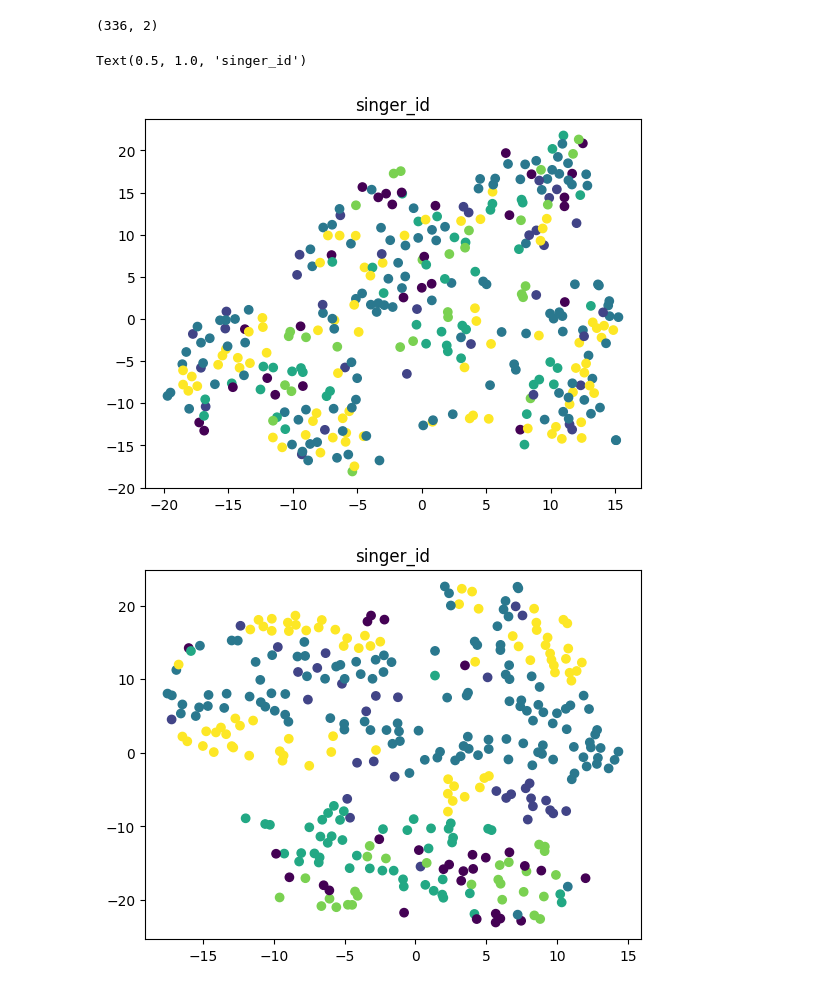
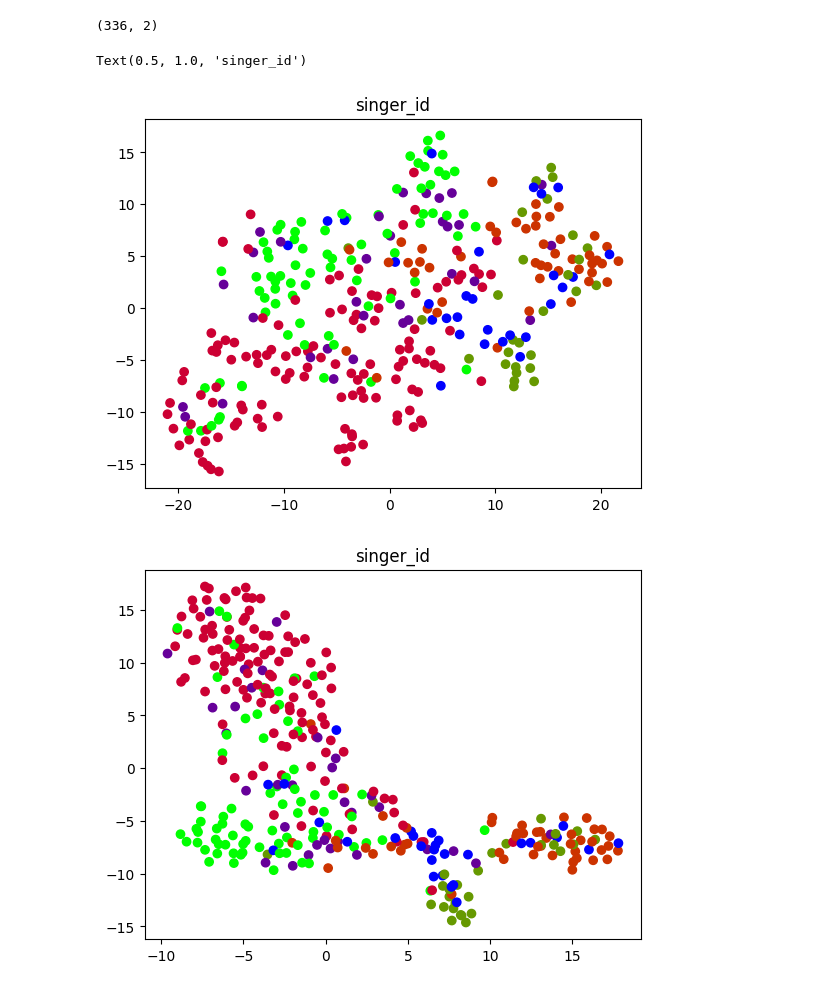
Before and after one commit to maximoskp/singer_feature_multi_regression, a Jupyter notebook: test_plot.ipynb, the cells around one changed output. Cells and saved outputs as stored; diff of their text form; code cells hidden in the pictures.

```diff
--- a/test_plot.ipynb
+++ b/test_plot.ipynb
@@ -35,7 +35,7 @@ for i in range(1, len(features_list)-3, 1):
 task_labels_num_out['singer_id'] = feats['singer_id'].max()+1 # accounting for zero
 
 # initialize model
-model = HuBERTMultiHead(task_labels_num_out=task_labels_num_out)
+model = HuBERTFeatureFusion(task_labels_num_out=task_labels_num_out)
 
 # make datasets
 training_data = SingerMultiTaskDataset(train_audio_folder, csv_path)
@@ -165,6 +150,7 @@ print(p)
 # %%
 color_values = {}
 hidden_states = []
+common_projector = []
 projectors = {}
 
 with torch.no_grad():
@@ -178,6 +164,7 @@ with torch.no_grad():
             return_dict=True
         )
         hidden_states.append( y.hidden_states['hubert'].cpu().mean(axis=1).numpy() )
+        common_projector.append( y.hidden_states['common_projector'].cpu().numpy() )
         for k in y.logits.keys():
             # color_values.setdefault(k, []).append( y.logits[k][0].cpu().numpy() )
             color_values.setdefault(k, []).append( np.array(b[1][k]) )
@@ -228,6 +215,7 @@ array([[4.0010626e-08, 2.9629207e-04, 9.9970227e-01, 6.4328172e-21,
 #     else:
 #         cv_np[k] = np.vstack( color_values[k] )
 hs_np = np.vstack(hidden_states)
+cp_np = np.vstack(common_projector)
 cv_np = {}
 for k in color_values.keys():
     cv_np[k] = np.hstack( color_values[k] )
@@ -242,7 +232,8 @@ from sklearn.manifold import TSNE
 # %%
 tsne = TSNE(n_components=2, learning_rate='auto',
             init='random', perplexity=30)
-X_embedded = tsne.fit_transform(hs_np)
+# X_embedded = tsne.fit_transform(hs_np)
+X_embedded = tsne.fit_transform(cp_np)
 # %%
 print(X_embedded.shape)
 # %% [output]
@@ -254,11 +245,11 @@ color_keys = list(cv_np.keys())
 # %%
 # col = color_keys[1]
 col = 'singer_id'
-plt.scatter( X_embedded[:,0], X_embedded[:,1], c=cv_np[col] )
+plt.scatter( X_embedded[:,0], X_embedded[:,1], c=cv_np[col], cmap='brg'  )
 plt.title(col)
 # %% [output]
 Text(0.5, 1.0, 'singer_id')
-[figure, old version]
+[figure, new version]
 # %%
 # make numpy for all projectors
 projectors_np = {}
@@ -271,9 +262,9 @@ os.makedirs('figs', exist_ok=True)
 # %%
 for k in projectors.keys():
     X_embedded = projectors_tsne[k]
     plt.clf()
-    plt.scatter( X_embedded[:,0], X_embedded[:,1], c=cv_np[k] ) # c=cv_np['singer_id'] )
+    plt.scatter( X_embedded[:,0], X_embedded[:,1], c=cv_np[k], cmap='brg' ) # c=cv_np['singer_id'] )
     plt.title(k)
     plt.savefig('figs/' + k + '.png', dpi=300)
 # %% [output]
-[figure, old version]
+[figure, new version]
```
Also changed, not shown: parts of 8 cells of this notebook, 4 other files.
